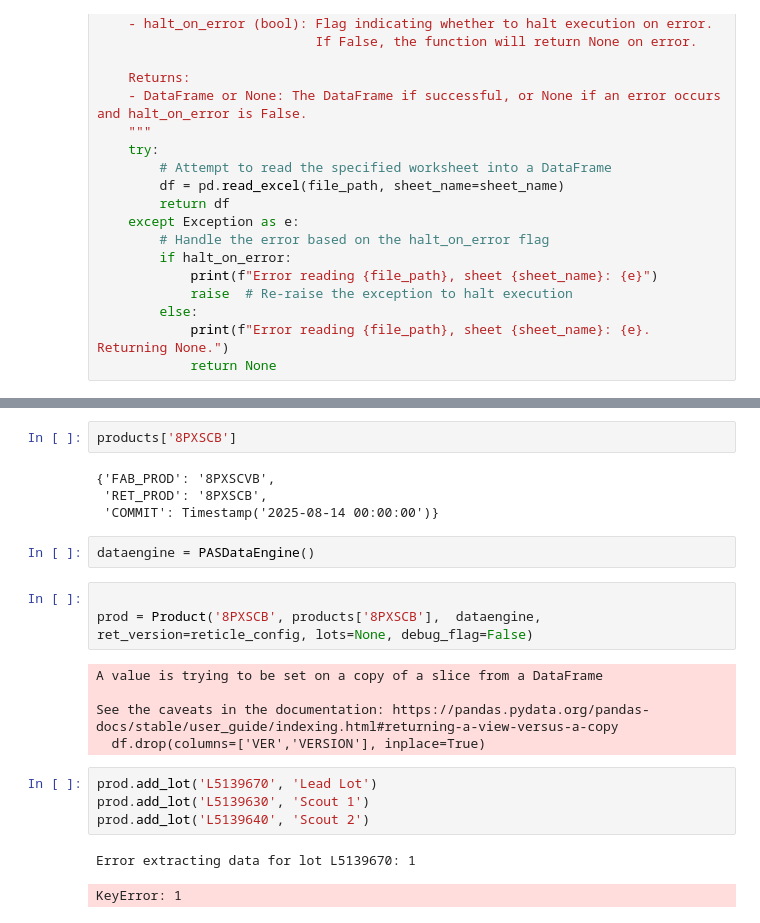
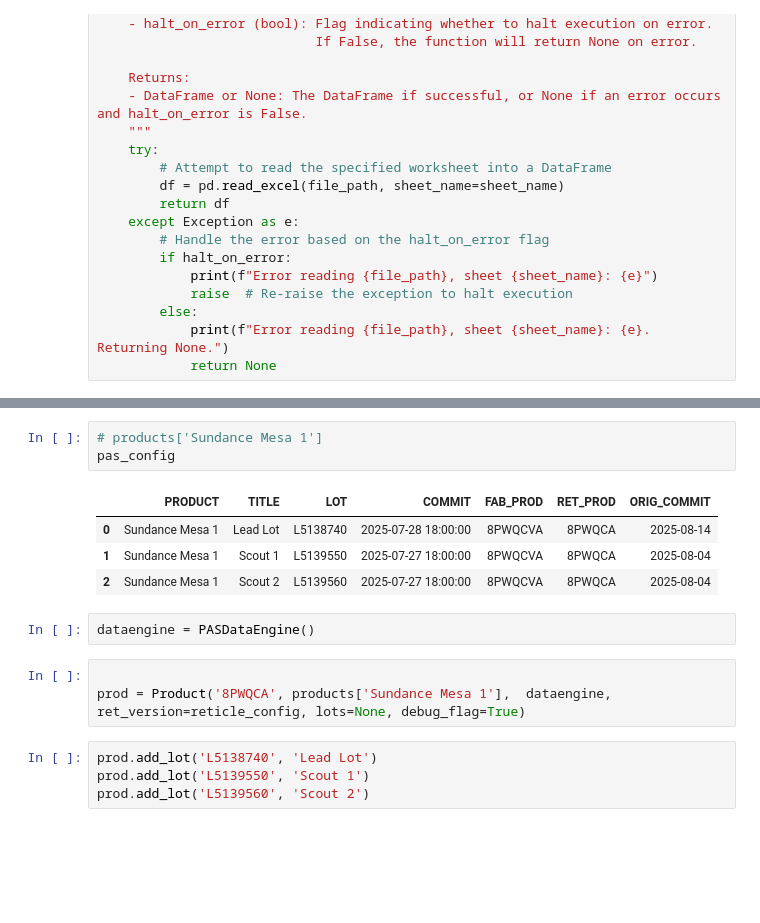
Before and after one commit to dagarcia-pde/PAS_Graphs, a Jupyter notebook: PAS_GRAPH_Devel.ipynb, the cells around one changed output, grey strips where cells are left out. Saved outputs shown, nothing was run; the diff lists cells and outputs as text; blank space fills up the shorter version.

```diff
--- a/PAS_GRAPH_Devel.ipynb
+++ b/PAS_GRAPH_Devel.ipynb
@@ -550,26 +50,20 @@ FAB_PROD: 8PXSCVB, RET_PROD: 8PXSCB, COMMIT: 2025-08-14 00:00:00
-# %%
-products['8PXSCB']
-# %% [output]
-{'FAB_PROD': '8PXSCVB',
- 'RET_PROD': '8PXSCB',
- 'COMMIT': Timestamp('2025-08-14 00:00:00')}
+# %%
+# products['Sundance Mesa 1']
+pas_config
+# %% [output]
+|  | PRODUCT | TITLE | LOT | COMMIT | FAB_PROD | RET_PROD | ORIG_COMMIT |
+| 0 | Sundance Mesa 1 | Lead Lot | L5138740 | 2025-07-28 18:00:00 | 8PWQCVA | 8PWQCA | 2025-08-14 |
+| 1 | Sundance Mesa 1 | Scout 1 | L5139550 | 2025-07-27 18:00:00 | 8PWQCVA | 8PWQCA | 2025-08-04 |
+| 2 | Sundance Mesa 1 | Scout 2 | L5139560 | 2025-07-27 18:00:00 | 8PWQCVA | 8PWQCA | 2025-08-04 |
 # %%
 dataengine = PASDataEngine()
 # %%
 
-prod = Product('8PXSCB', products['8PXSCB'],  dataengine, ret_version=reticle_config, lots=None, debug_flag=False)
+prod = Product('8PWQCA', products['Sundance Mesa 1'],  dataengine, ret_version=reticle_config, lots=None, debug_flag=True)
-# %% [output]
-A value is trying to be set on a copy of a slice from a DataFrame
-
-See the caveats in the documentation: https://pandas.pydata.org/pandas-docs/stable/user_guide/indexing.html#returning-a-view-versus-a-copy
-  df.drop(columns=['VER','VERSION'], inplace=True)
 # %%
-prod.add_lot('L5139670', 'Lead Lot')
-prod.add_lot('L5139630', 'Scout 1')
-prod.add_lot('L5139640', 'Scout 2')
+prod.add_lot('L5138740', 'Lead Lot')
+prod.add_lot('L5139550', 'Scout 1')
+prod.add_lot('L5139560', 'Scout 2')
-# %% [output]
-Error extracting data for lot L5139670: 1
-KeyError: 1
 # %%
 prod.build_plot_data()
 # %% [output]
```
Also changed, not shown: parts of 10 cells of this notebook, 22 other files.
